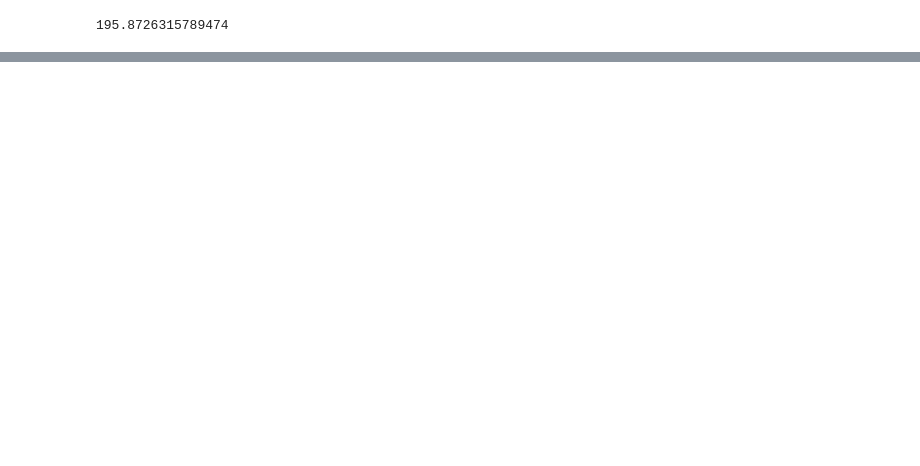
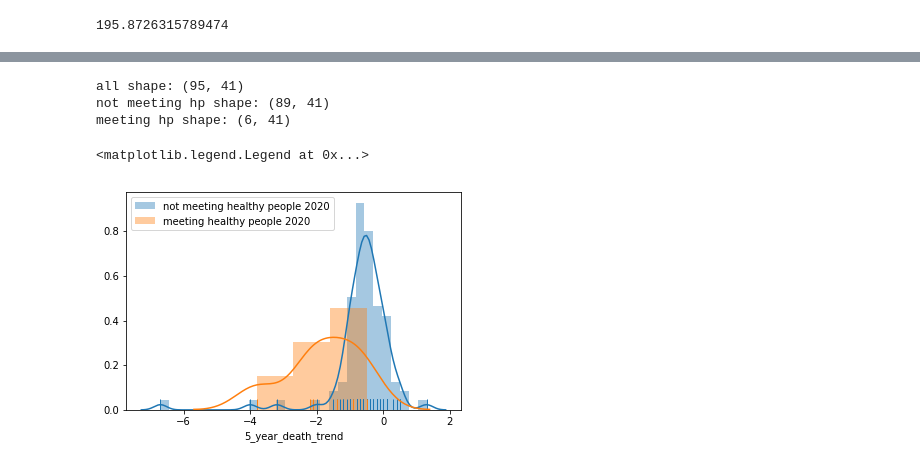
Before and after one commit to praelfj/vanderbilt-aspire-data-essentials, a Jupyter notebook: week_3_and_onward_notebook.ipynb, the cells around one changed output, grey strips where cells are left out. Drawn from its saved outputs; the diff is of its cells as text; code cells hidden in the pictures; blank space fills up the shorter version.

```diff
--- a/week_3_and_onward_notebook.ipynb
+++ b/week_3_and_onward_notebook.ipynb
@@ -267,0 +295,20 @@ pch_df['deaths_per_100k'].mean()
+# %%
+#distribution of 5 year trends meeting or not meeting healthy people 2020
+#not_meeting_hp = pch_df.loc[pch_df['deaths_per_100k'] >= 161.4]
+#meeting_hp = pch_df.loc[pch_df['deaths_per_100k'] < 161.4]
+
+not_meeting_hp = pch_df[pch_df['met_obj'] == 'No']
+meeting_hp = pch_df[pch_df['met_obj'] == 'Yes']
+
+print('all shape: ' +  str(pch_df.shape) + '\n' + 'not meeting hp shape: ' + str(not_meeting_hp.shape) + '\n' + 'meeting hp shape: ' + str(meeting_hp.shape))
+# %% [output]
+all shape: (95, 41)
+not meeting hp shape: (89, 41)
+meeting hp shape: (6, 41)
+# %%
+sns.distplot(not_meeting_hp['5_year_death_trend'], rug=True, hist_kws={"label":"not meeting healthy people 2020"})
+sns.distplot(meeting_hp['5_year_death_trend'], rug=True, hist_kws={"label":"meeting healthy people 2020"})
+plt.legend()
+# %% [output]
+<matplotlib.legend.Legend at 0x...>
+[figure, added]
```
Also changed, not shown: parts of 25 cells of this notebook.
